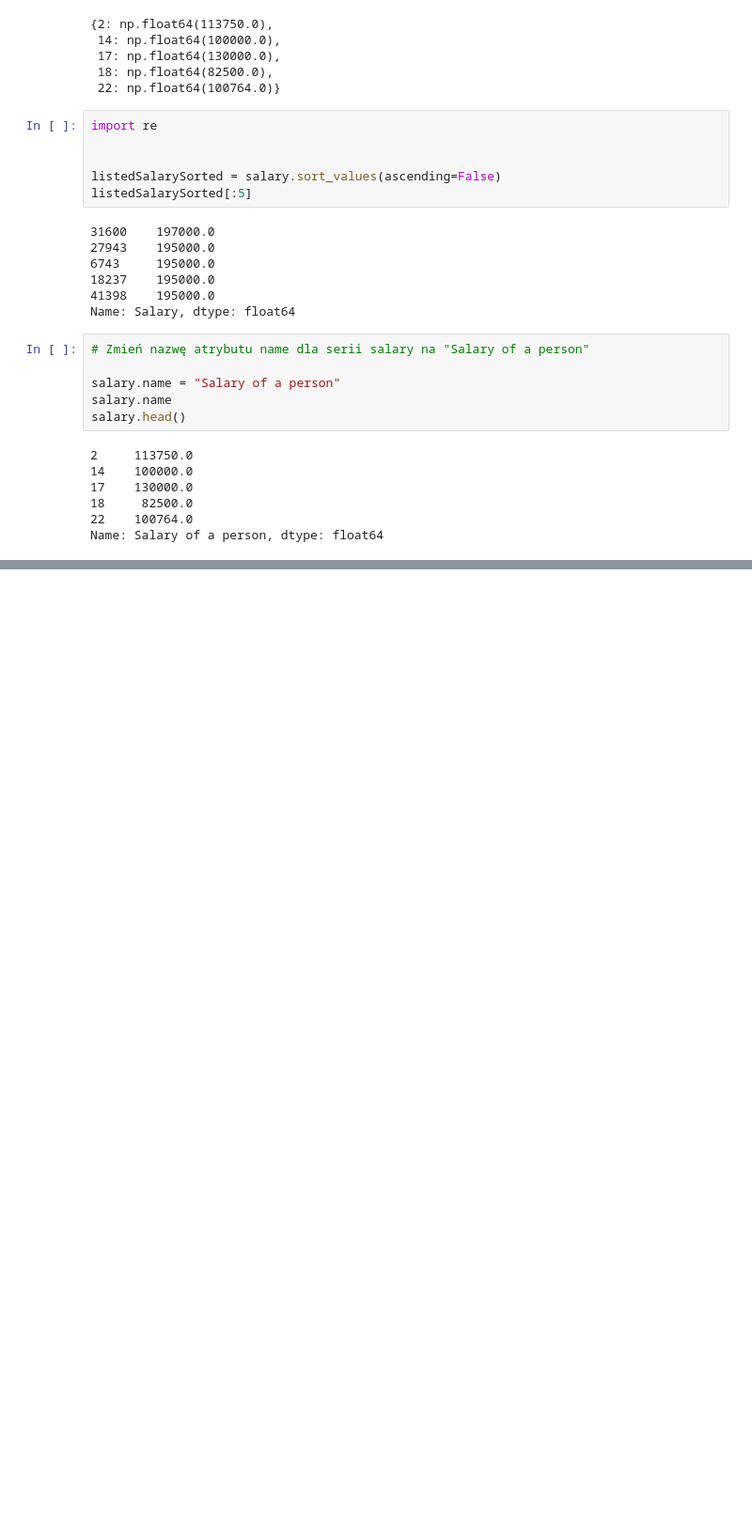
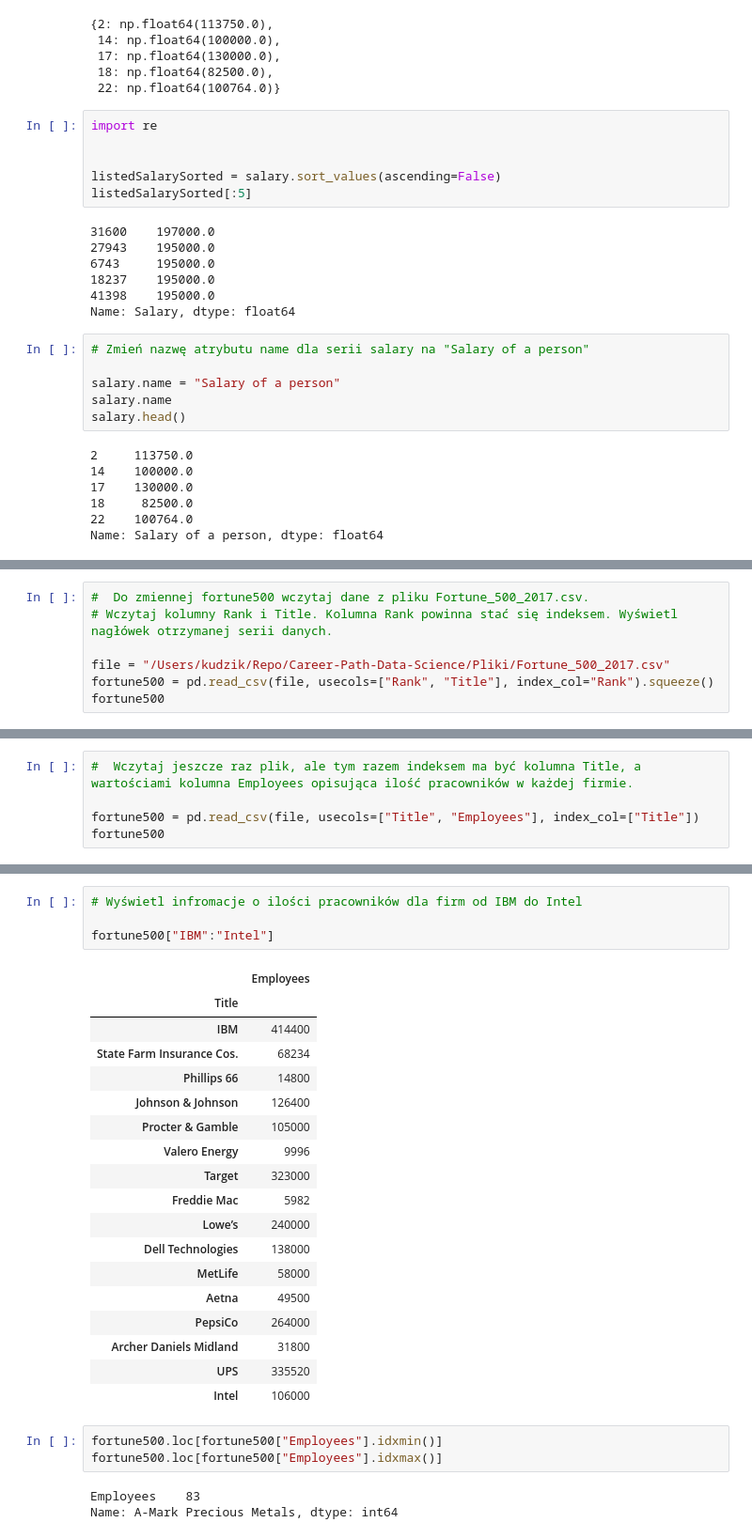
Before and after one commit to kudzik/Career-Path-Data-Science, a Jupyter notebook: Zadania/Zadania_Pandas.ipynb, the cells around one changed output, grey strips where cells are left out. Shown at 94% size. Drawn from its saved outputs; the diff is of its cells as text; blank space fills up the shorter version.

Commit message:
modified:   Biblioteki/Pandas.ipynb 	modified:   Pliki/countries.csv 	modified:   Zadania/Zadania_Pandas.ipynb

```diff
--- a/Zadania/Zadania_Pandas.ipynb
+++ b/Zadania/Zadania_Pandas.ipynb
@@ -1589,0 +2173,7 @@ Name: Salary of a person, dtype: float64
+# %%
+#  Do zmiennej fortune500 wczytaj dane z pliku Fortune_500_2017.csv.
+# Wczytaj kolumny Rank i Title. Kolumna Rank powinna stać się indeksem. Wyświetl nagłówek otrzymanej serii danych.
+
+file = "/Users/kudzik/Repo/Career-Path-Data-Science/Pliki/Fortune_500_2017.csv"
+fortune500 = pd.read_csv(file, usecols=["Rank", "Title"], index_col="Rank").squeeze()
+fortune500
@@ -1589,0 +2231,5 @@ Name: Salary of a person, dtype: float64
+# %%
+#  Wczytaj jeszcze raz plik, ale tym razem indeksem ma być kolumna Title, a wartościami kolumna Employees opisująca ilość pracowników w każdej firmie.
+
+fortune500 = pd.read_csv(file, usecols=["Title", "Employees"], index_col=["Title"])
+fortune500
@@ -1589,0 +2260,29 @@ Name: Salary of a person, dtype: float64
+# %%
+# Wyświetl infromacje o ilości pracowników dla firm od IBM do Intel
+
+fortune500["IBM":"Intel"]
+# %% [output]
+|  | Employees |
+| Title |  |
+| IBM | 414400 |
+| State Farm Insurance Cos. | 68234 |
+| Phillips 66 | 14800 |
+| Johnson & Johnson | 126400 |
+| Procter & Gamble | 105000 |
+| Valero Energy | 9996 |
+| Target | 323000 |
+| Freddie Mac | 5982 |
+| Lowe’s | 240000 |
+| Dell Technologies | 138000 |
+| MetLife | 58000 |
+| Aetna | 49500 |
+| PepsiCo | 264000 |
+| Archer Daniels Midland | 31800 |
+| UPS | 335520 |
+| Intel | 106000 |
+# %%
+fortune500.loc[fortune500["Employees"].idxmin()]
+fortune500.loc[fortune500["Employees"].idxmax()]
+# %% [output]
+Employees    83
+Name: A-Mark Precious Metals, dtype: int64
```
Also changed, not shown: parts of 81 cells of this notebook, 2 other files.
